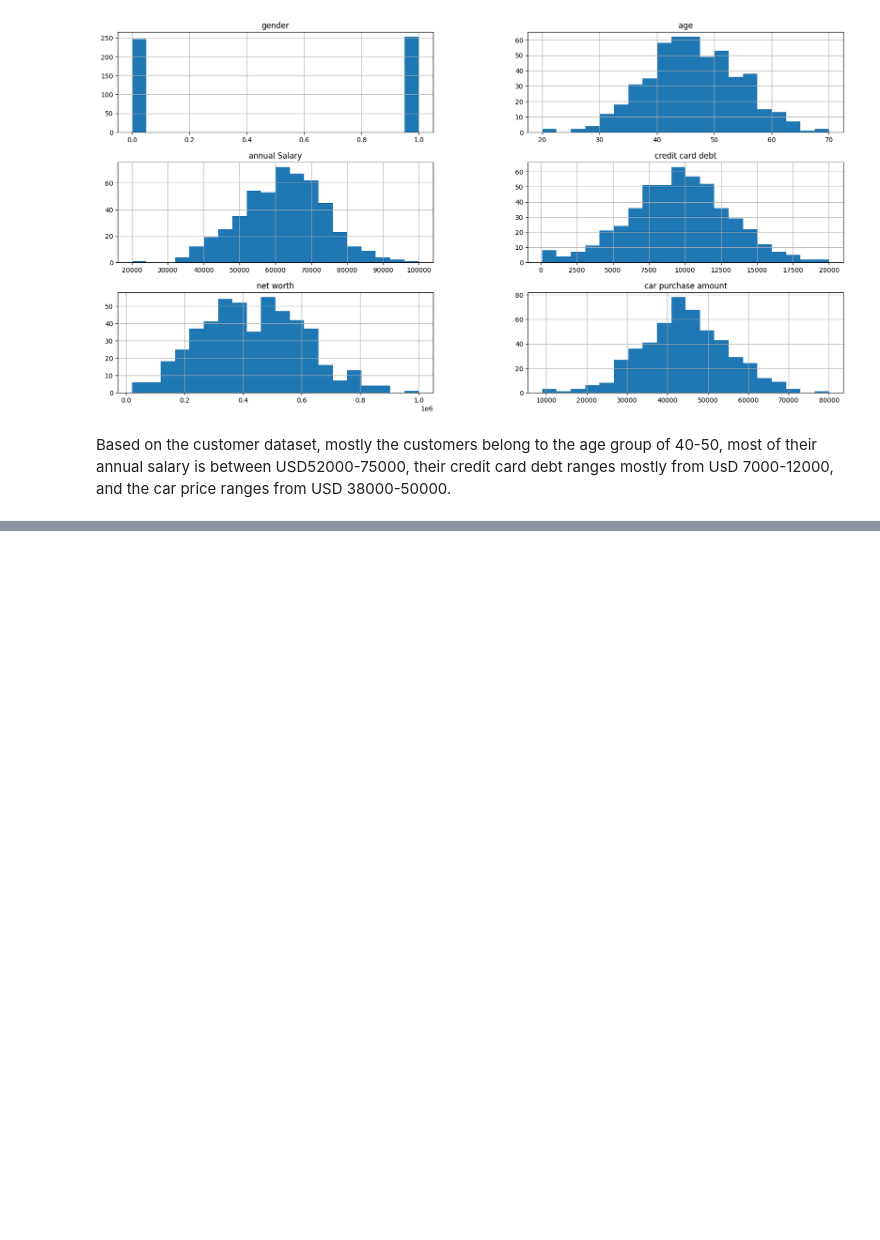
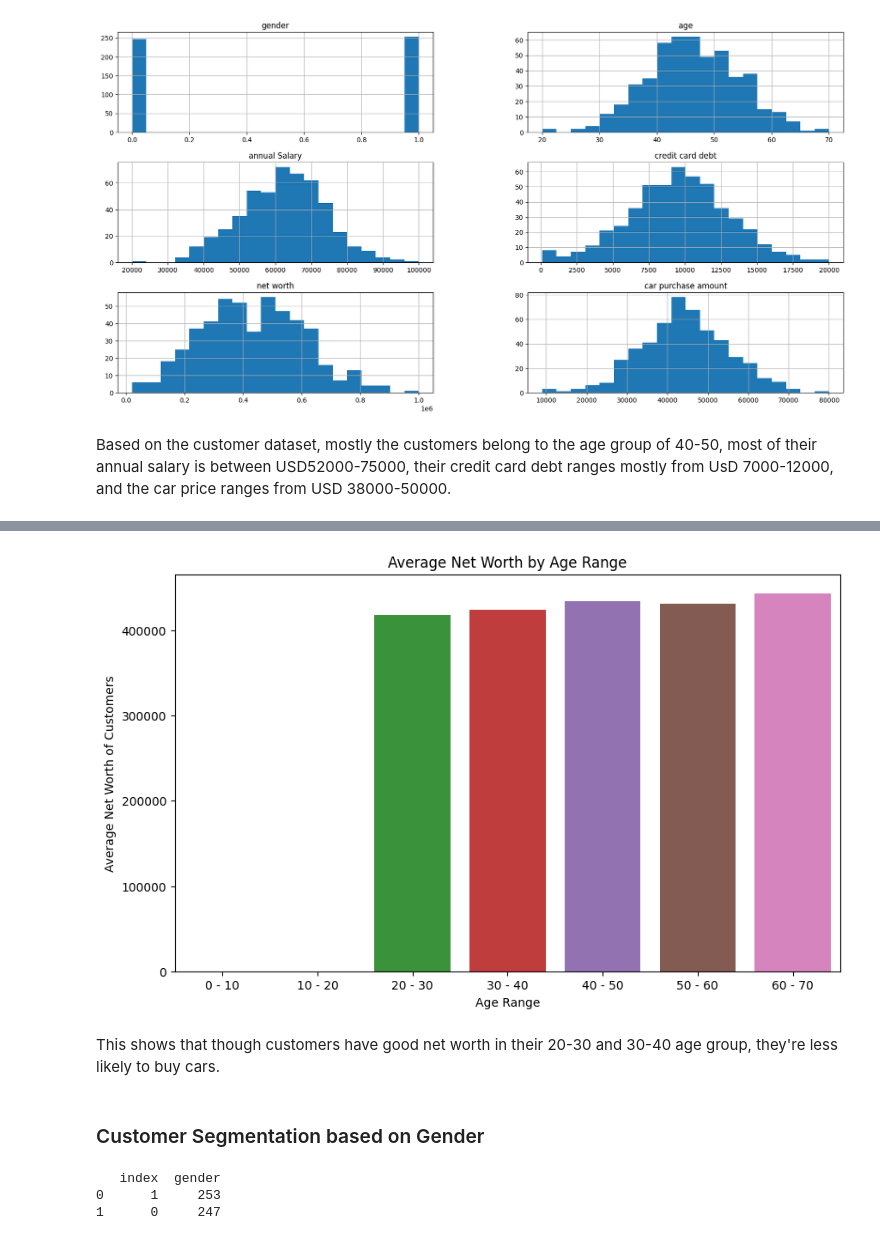
Before and after one commit to Sweta-Das/CODSOFT, a Jupyter notebook: codsoft_task_4.ipynb, the cells around one changed output, grey strips where cells are left out. Drawn from its saved outputs; the diff is of its cells as text; code cells hidden in the pictures; blank space fills up the shorter version.

```diff
--- a/codsoft_task_4.ipynb
+++ b/codsoft_task_4.ipynb
@@ -160,0 +263,4 @@ Based on the customer dataset, mostly the customers belong to the age group of 4
+# %%
+# Finding age range of customers with max. net worth
+age_worth_mean = car_df.groupby('age_range')['net worth'].mean().reset_index()
+print(age_worth_mean)
@@ -160,0 +276,21 @@ Based on the customer dataset, mostly the customers belong to the age group of 4
+# %%
+# Plotting the results
+plt.figure(figsize=(10, 6))
+sns.barplot(x='age_range', y='net worth', data=age_worth_mean)
+plt.title('Average Net Worth by Age Range')
+plt.xlabel('Age Range')
+plt.ylabel('Average Net Worth of Customers')
+plt.show()
+# %% [output]
+[figure, added]
+# %% [markdown]
+This shows that though customers have good net worth in their 20-30 and 30-40 age group, they're less likely to buy cars.
+# %% [markdown]
+### Customer Segmentation based on Gender
+# %%
+gender_purchase_count = car_df['gender'].value_counts().reset_index()
+print(gender_purchase_count)
+# %% [output]
+   index  gender
+0      1     253
+1      0     247
```
Also changed, not shown: parts of 31 cells of this notebook.
